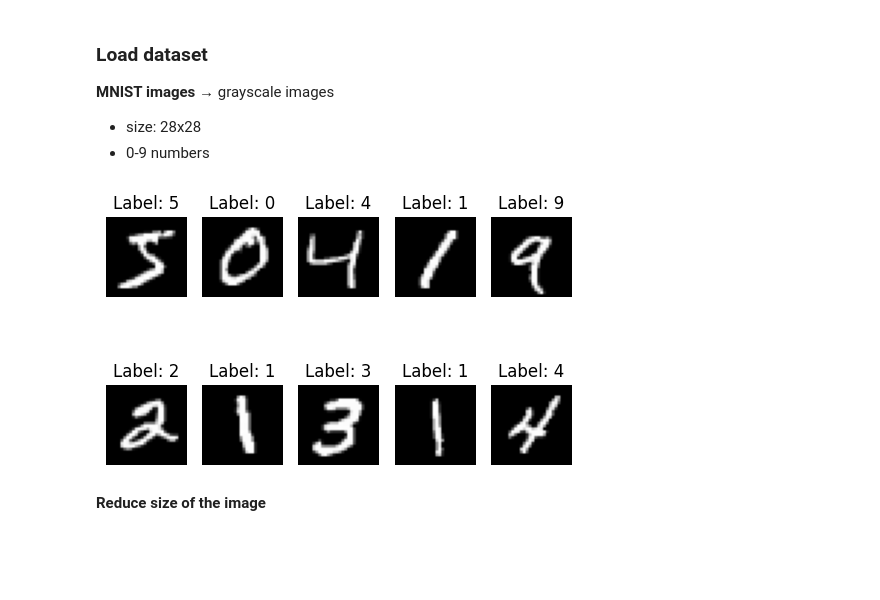
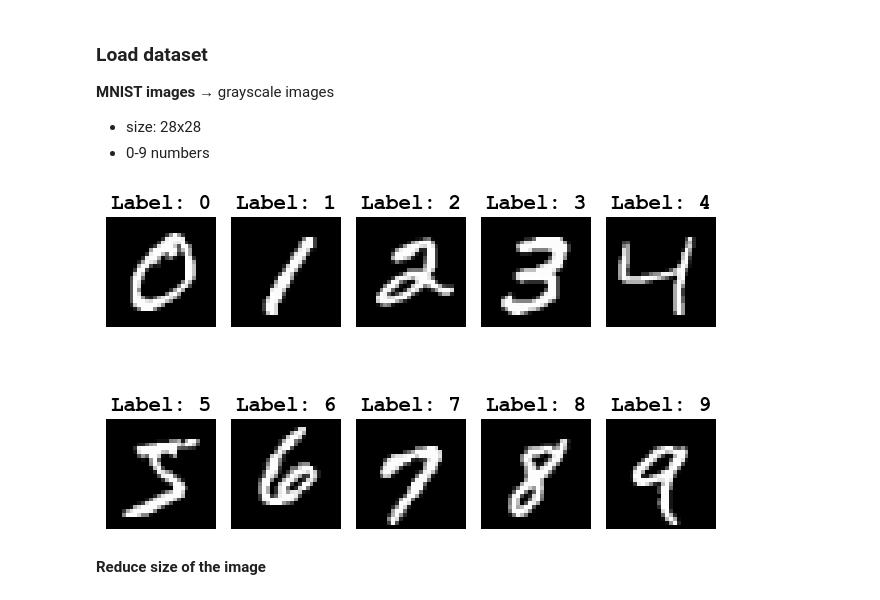
Before and after one commit to bsc-quantic/tn4ml, a Jupyter notebook: docs/source/notebooks/mnist_classification.ipynb, the cells around one changed output. Saved outputs shown, nothing was run; the diff lists cells and outputs as text; code cells hidden in the pictures; blank space fills up the shorter version.

```diff
--- a/docs/source/notebooks/mnist_classification.ipynb
+++ b/docs/source/notebooks/mnist_classification.ipynb
@@ -28,17 +26,25 @@ jax.config.update("jax_enable_x64", True)
 - 0-9 numbers
 # %%
 train, test = mnist.load_data()
+# %%
+train_labels = train[1]
+train_images = train[0].reshape(-1, 28, 28)
 # %%
 import matplotlib.pyplot as plt
-plt.figure(figsize=(6, 4))
+hfont = {'fontname':'Courier New', 'fontsize': 15, 'fontweight': 'bold'}
+
 for i in range(10):
     plt.subplot(2, 5, i + 1)
-    plt.imshow(train[0][i], cmap='gray')
-    plt.title(f'Label: {train[1][i]}')
+    # Select the first image of each digit
+    digit_indices = np.where(train_labels == i)[0]
+    plt.imshow(train_images[digit_indices[0]], cmap='gray')
+    plt.title(f'Label: {i}', **hfont)
     plt.axis('off')
-plt.show()
+
+plt.tight_layout()
+plt.savefig('mnist.pdf')
 # %% [output]
-[figure, old version]
+[figure, new version]
 # %%
 data = {"X": dict(train=train[0], test=test[0]), "y": dict(train=train[1], test=test[1])}
 # %% [markdown]
```
Also changed, not shown: parts of 3 cells of this notebook, 2 other files.
